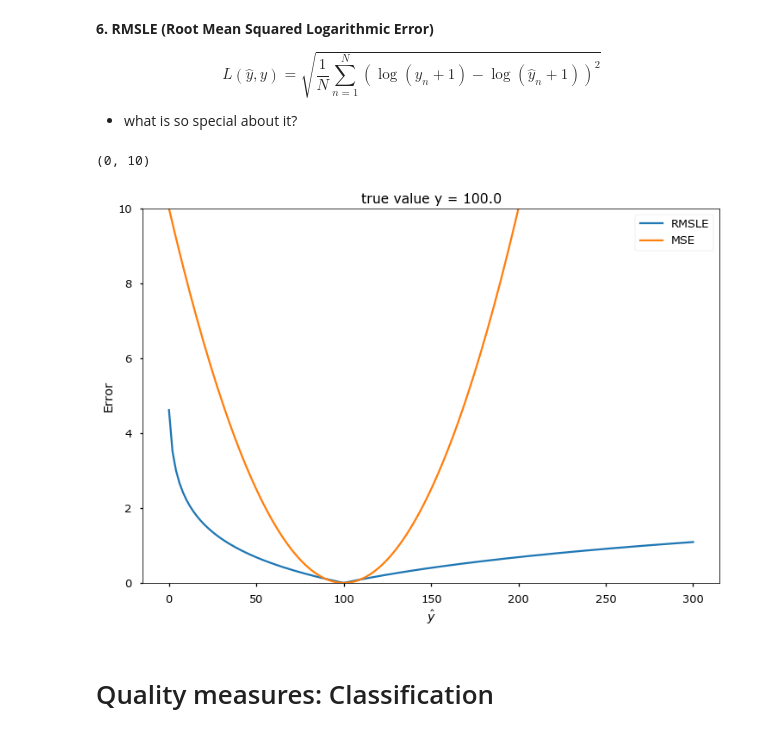
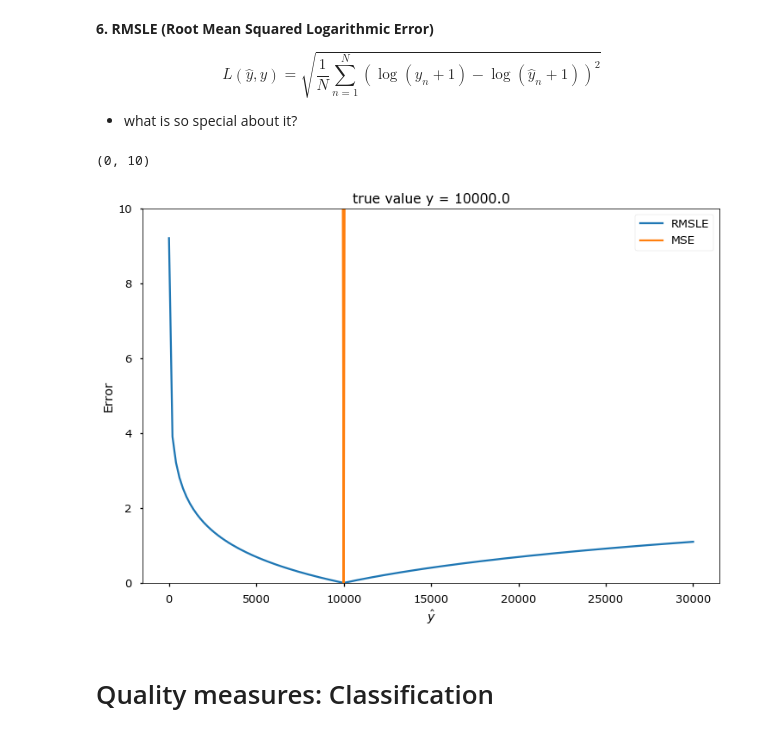
Before and after one commit to shestakoff/hse_se_ml, a Jupyter notebook: 2019/l6-quality/lecture-metrics.ipynb, the cells around one changed output. Drawn from its saved outputs; the diff is of its cells as text; code cells hidden in the pictures.

```diff
--- a/2019/l6-quality/lecture-metrics.ipynb
+++ b/2019/l6-quality/lecture-metrics.ipynb
@@ -97,24 +97,24 @@ $$ L(\hat{y}, y) = \sqrt{\frac{1}{N}\sum\limits_{n=1}^N(\log(y_n + 1) - \log(\ha
 
 * what is so special about it?
 # %%
-y = 100
-y_hat = np.linspace(0, 300, 151)
+y = 10000
+y_hat = np.linspace(0, 30000, 151)
 # log error
 error1 = np.sqrt((np.log(y+1) - np.log(y_hat + 1))**2)
 
 # squared error
 error2 = (y - y_hat)**2 /1000.
 
 plt.plot(y_hat, error1, label='RMSLE')
 plt.plot(y_hat, error2, label='MSE')
 plt.xlabel('$\hat{y}$')
 plt.ylabel('Error')
 plt.title('true value y = %.1f' % y)
 plt.legend()
 plt.ylim(0, 10)
 # %% [output]
 (0, 10)
-[figure, old version]
+[figure, new version]
 # %% [markdown]
 # Quality measures: Classification
 # %% [markdown]
```
Also changed, not shown: parts of 13 cells of this notebook, 1 other file.
